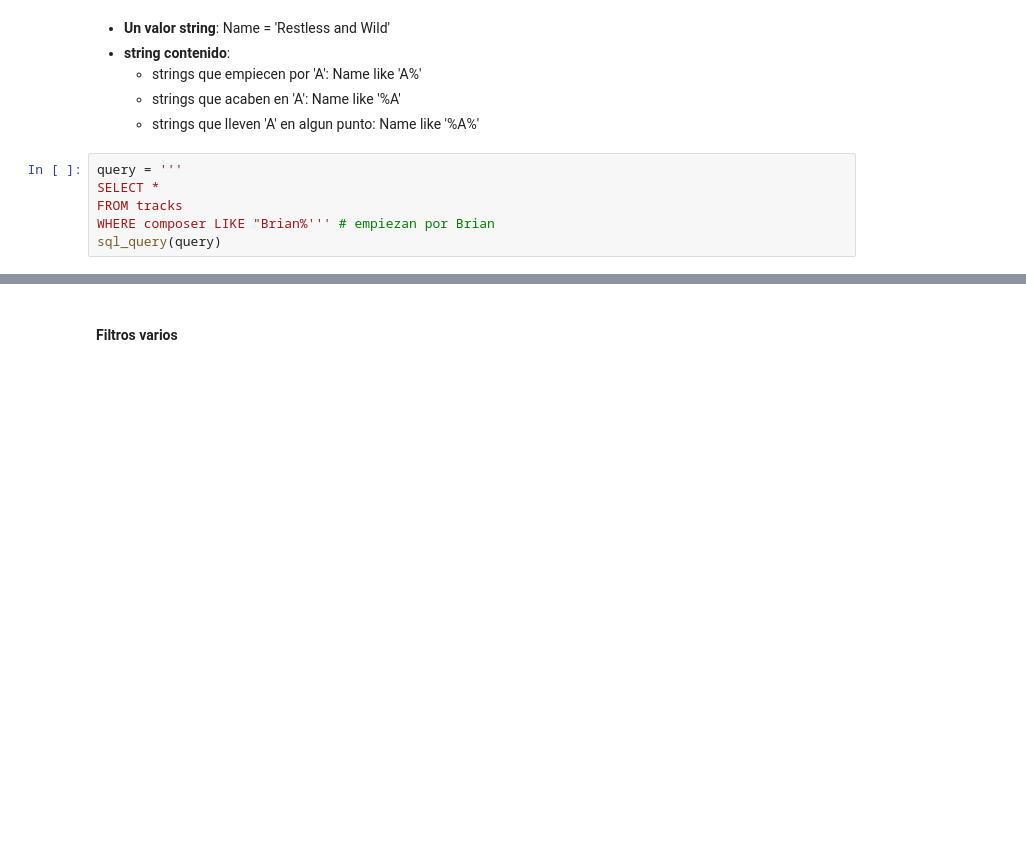
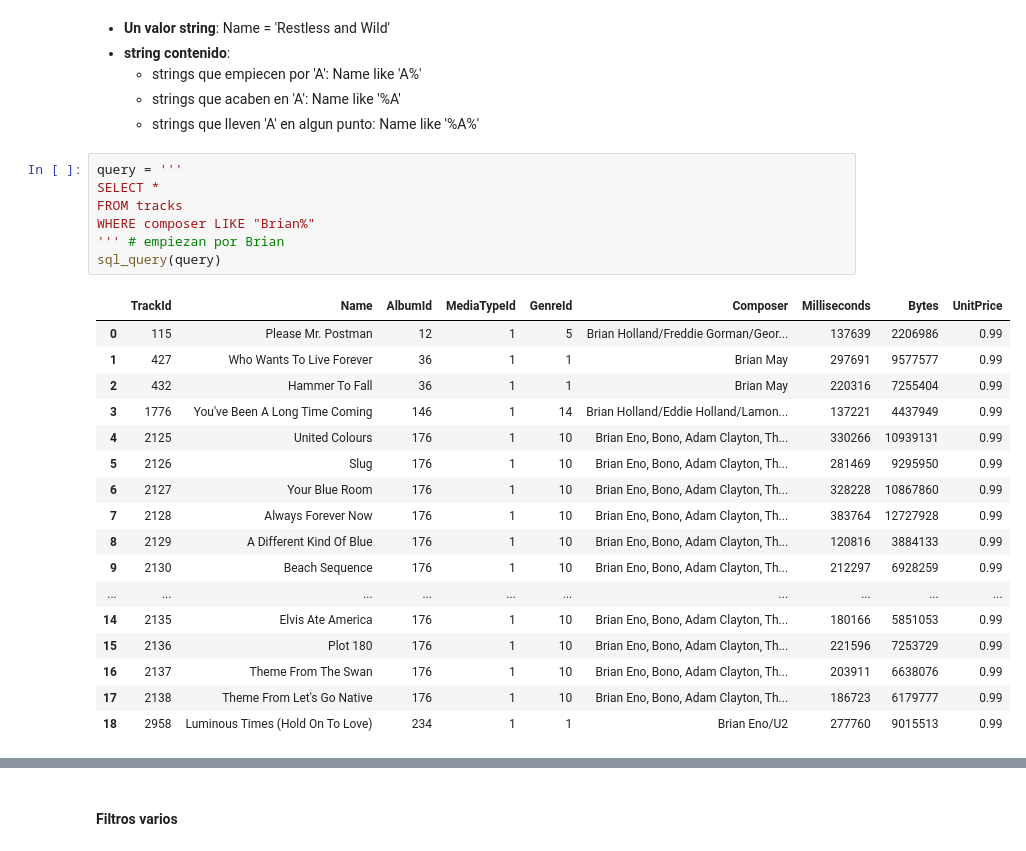
Before and after one commit to eleacos/DS-Online-Elena-Acosta, a Jupyter notebook: 03_Data_Analysis/Sprint_06/Unidad_01_Procesado_Datos_Internos_BBDD/01_Workout/05_WHERE.ipynb, the cells around one changed output, grey strips where cells are left out. Saved outputs shown, nothing was run; the diff lists cells and outputs as text; blank space fills up the shorter version.

```diff
--- a/03_Data_Analysis/Sprint_06/Unidad_01_Procesado_Datos_Internos_BBDD/01_Workout/05_WHERE.ipynb
+++ b/03_Data_Analysis/Sprint_06/Unidad_01_Procesado_Datos_Internos_BBDD/01_Workout/05_WHERE.ipynb
@@ -83,9 +148,28 @@ sql_query(query)
 # %%
 query = '''
 SELECT *
 FROM tracks
-WHERE composer LIKE "Brian%''' # empiezan por Brian
+WHERE composer LIKE "Brian%"
+''' # empiezan por Brian
 sql_query(query)
+# %% [output]
+|  | TrackId | Name | AlbumId | MediaTypeId | GenreId | Composer | Milliseconds | Bytes | UnitPrice |
+| 0 | 115 | Please Mr. Postman | 12 | 1 | 5 | Brian Holland/Freddie Gorman/Geor... | 137639 | 2206986 | 0.99 |
+| 1 | 427 | Who Wants To Live Forever | 36 | 1 | 1 | Brian May | 297691 | 9577577 | 0.99 |
+| 2 | 432 | Hammer To Fall | 36 | 1 | 1 | Brian May | 220316 | 7255404 | 0.99 |
+| 3 | 1776 | You've Been A Long Time Coming | 146 | 1 | 14 | Brian Holland/Eddie Holland/Lamon... | 137221 | 4437949 | 0.99 |
+| 4 | 2125 | United Colours | 176 | 1 | 10 | Brian Eno, Bono, Adam Clayton, Th... | 330266 | 10939131 | 0.99 |
+| 5 | 2126 | Slug | 176 | 1 | 10 | Brian Eno, Bono, Adam Clayton, Th... | 281469 | 9295950 | 0.99 |
+| 6 | 2127 | Your Blue Room | 176 | 1 | 10 | Brian Eno, Bono, Adam Clayton, Th... | 328228 | 10867860 | 0.99 |
+| 7 | 2128 | Always Forever Now | 176 | 1 | 10 | Brian Eno, Bono, Adam Clayton, Th... | 383764 | 12727928 | 0.99 |
+| 8 | 2129 | A Different Kind Of Blue | 176 | 1 | 10 | Brian Eno, Bono, Adam Clayton, Th... | 120816 | 3884133 | 0.99 |
+| 9 | 2130 | Beach Sequence | 176 | 1 | 10 | Brian Eno, Bono, Adam Clayton, Th... | 212297 | 6928259 | 0.99 |
+| ... | ... | ... | ... | ... | ... | ... | ... | ... | ... |
+| 14 | 2135 | Elvis Ate America | 176 | 1 | 10 | Brian Eno, Bono, Adam Clayton, Th... | 180166 | 5851053 | 0.99 |
+| 15 | 2136 | Plot 180 | 176 | 1 | 10 | Brian Eno, Bono, Adam Clayton, Th... | 221596 | 7253729 | 0.99 |
+| 16 | 2137 | Theme From The Swan | 176 | 1 | 10 | Brian Eno, Bono, Adam Clayton, Th... | 203911 | 6638076 | 0.99 |
+| 17 | 2138 | Theme From Let's Go Native | 176 | 1 | 10 | Brian Eno, Bono, Adam Clayton, Th... | 186723 | 6179777 | 0.99 |
+| 18 | 2958 | Luminous Times (Hold On To Love) | 234 | 1 | 1 | Brian Eno/U2 | 277760 | 9015513 | 0.99 |
 # %%
 query = '''
 SELECT *
```
Also changed, not shown: parts of 7 cells of this notebook, 7 other files.
